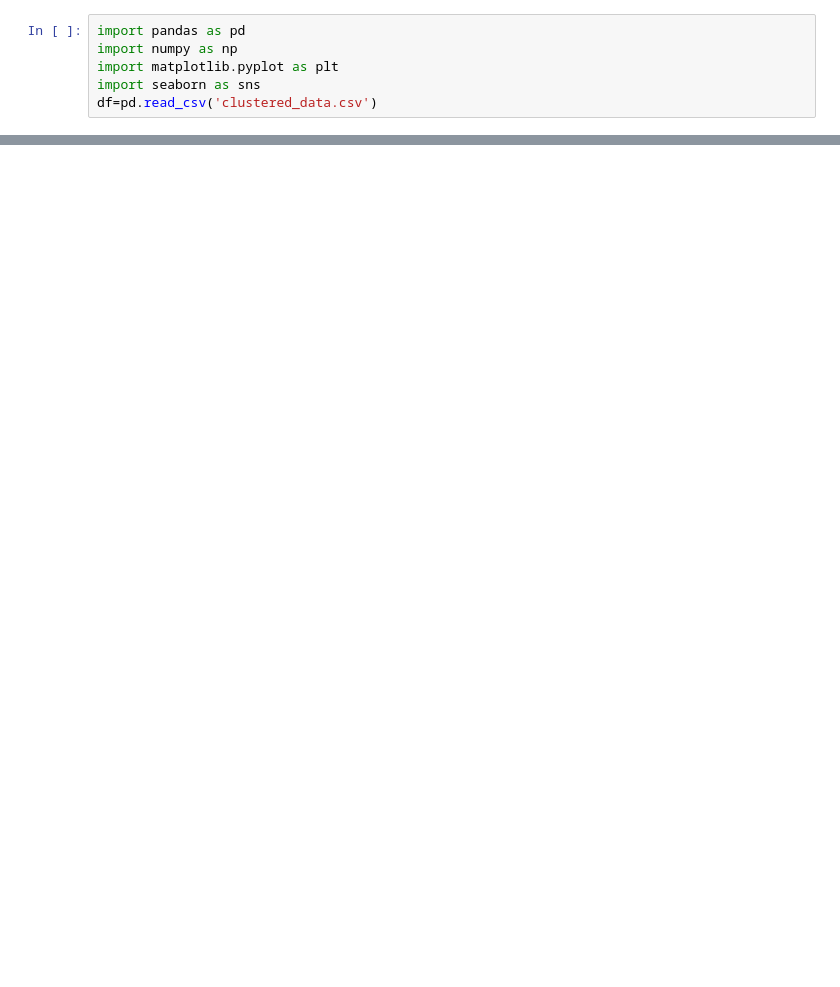
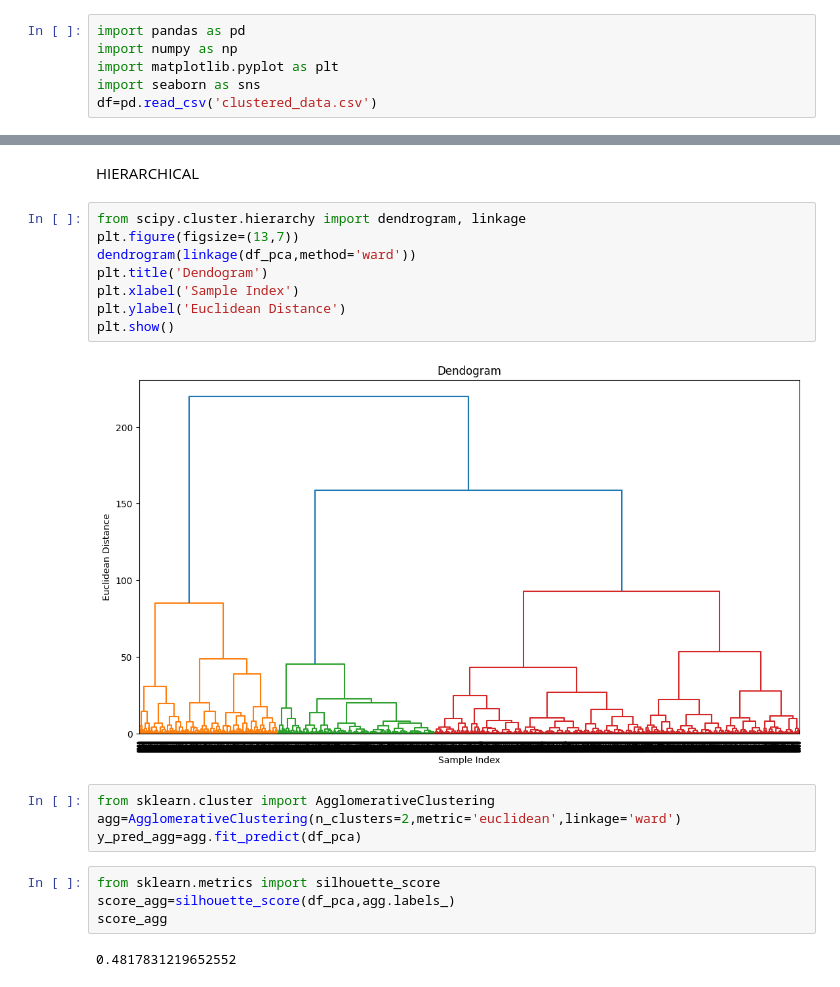
Before and after one commit to subhiksha-kodi/UNSUPERVISED-ML-CLUSTERING-TASKS---CREDIT-CARD-DATASET, a Jupyter notebook: model.ipynb, the cells around one changed output, grey strips where cells are left out. Cells and saved outputs as stored; diff of their text form; blank space fills up the shorter version.

```diff
--- a/model.ipynb
+++ b/model.ipynb
@@ -142,0 +59,22 @@ with open("model.pkl", "wb") as f:
+# %% [markdown]
+HIERARCHICAL
+# %%
+from scipy.cluster.hierarchy import dendrogram, linkage
+plt.figure(figsize=(13,7))
+dendrogram(linkage(df_pca,method='ward'))
+plt.title('Dendogram')
+plt.xlabel('Sample Index')
+plt.ylabel('Euclidean Distance')
+plt.show()
+# %% [output]
+[figure, added]
+# %%
+from sklearn.cluster import AgglomerativeClustering
+agg=AgglomerativeClustering(n_clusters=2,metric='euclidean',linkage='ward')
+y_pred_agg=agg.fit_predict(df_pca)
+# %%
+from sklearn.metrics import silhouette_score
+score_agg=silhouette_score(df_pca,agg.labels_)
+score_agg
+# %% [output]
+0.4817831219652552
```
Also changed, not shown: parts of 23 cells of this notebook, 1 other file.
